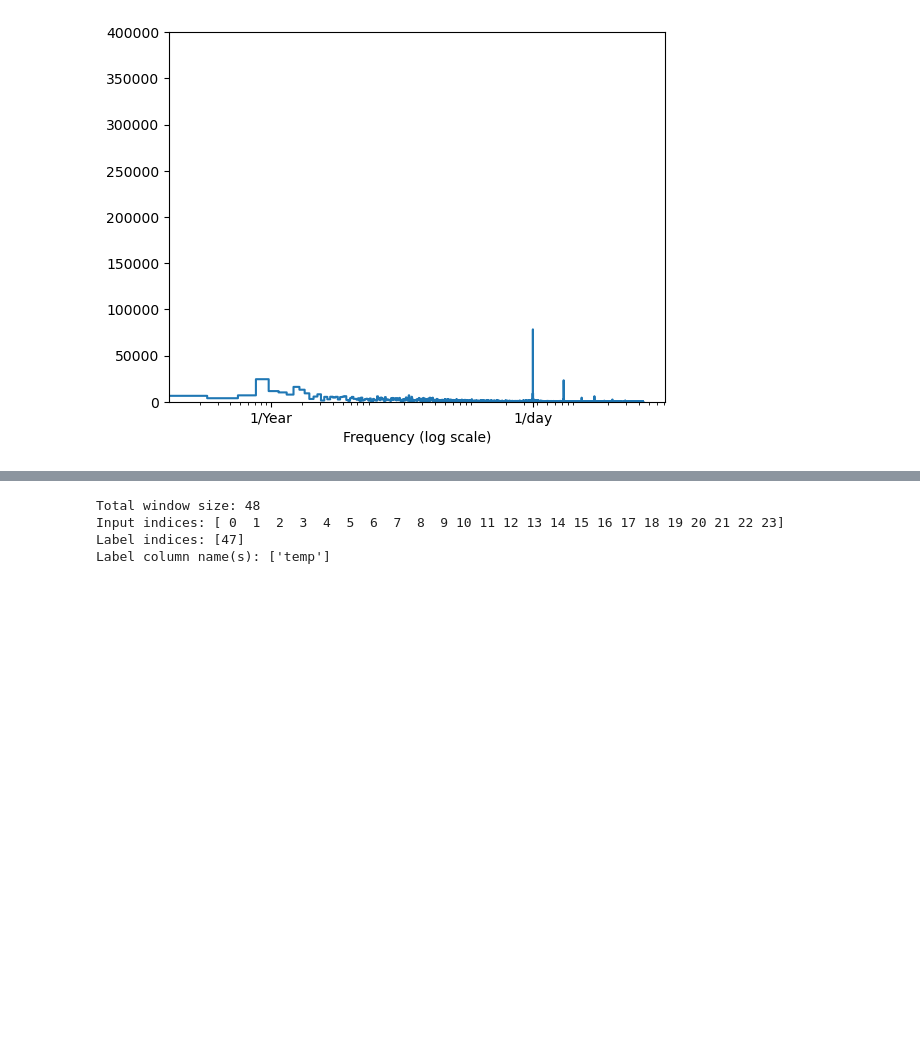
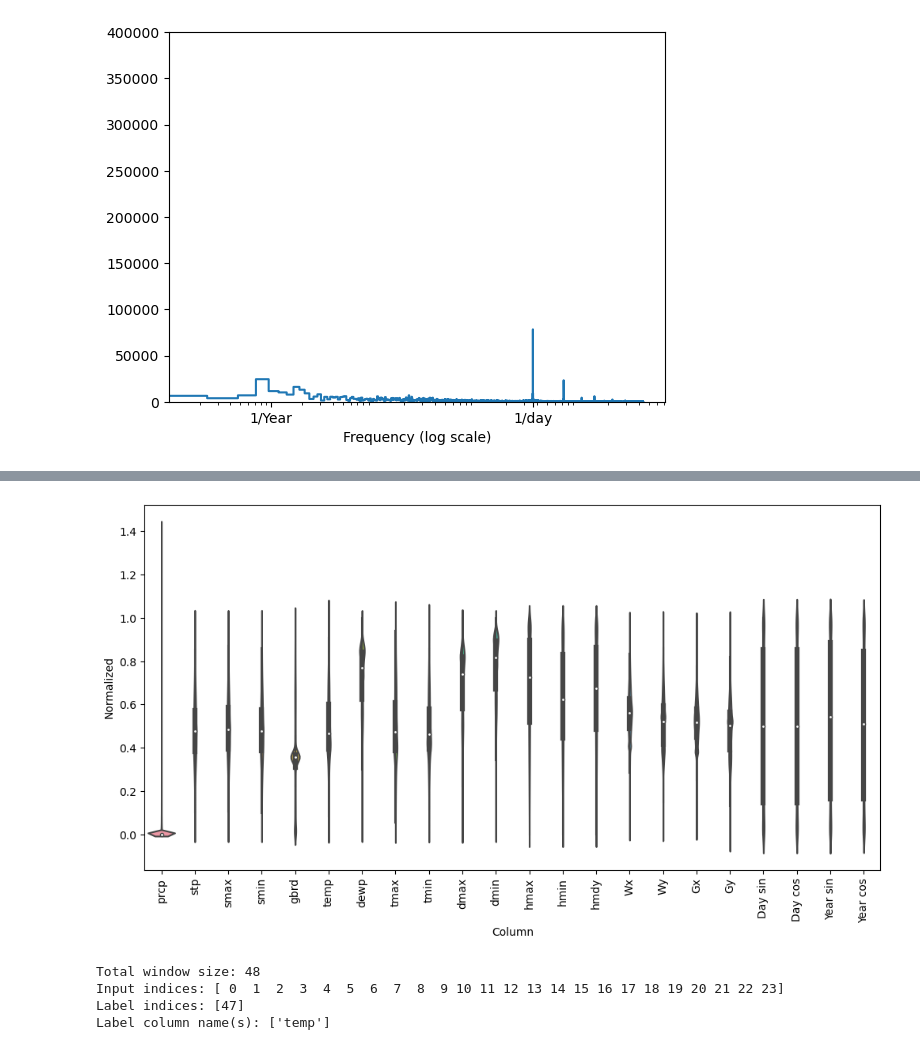
Before and after one commit to tgfive/Inverse_Classification, a Jupyter notebook: brazil_data/Untitled.ipynb, the cells around one changed output, grey strips where cells are left out. Drawn from its saved outputs; the diff is of its cells as text; code cells hidden in the pictures; blank space fills up the shorter version.

```diff
--- a/brazil_data/Untitled.ipynb
+++ b/brazil_data/Untitled.ipynb
@@ -241,3 +277,11 @@ _ = ax.set_xticklabels(stat.keys(), rotation=90)
+# %%
+df_norm = (stat - train_min) / (train_max - train_min)
+df_norm = df_norm.melt(var_name='Column', value_name='Normalized')
+plt.figure(figsize=(12,6))
+ax = sns.violinplot(x='Column', y='Normalized', data=df_norm)
+_ = ax.set_xticklabels(stat.keys(), rotation=90)
+# %% [output]
+[figure, added]
 # %%
 class WindowGenerator():
     def __init__(self, input_width, label_width, shift,
```
Also changed, not shown: parts of 24 cells of this notebook, 2 other files.
